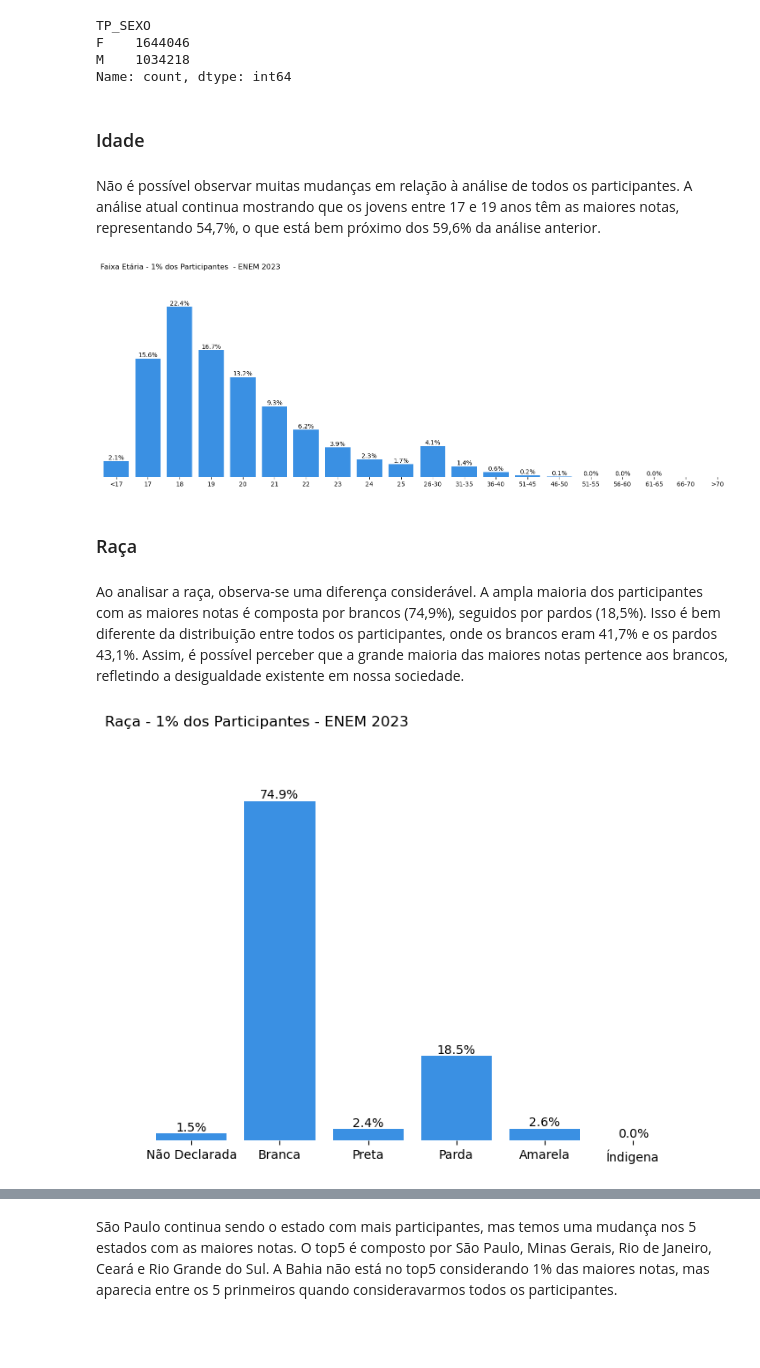
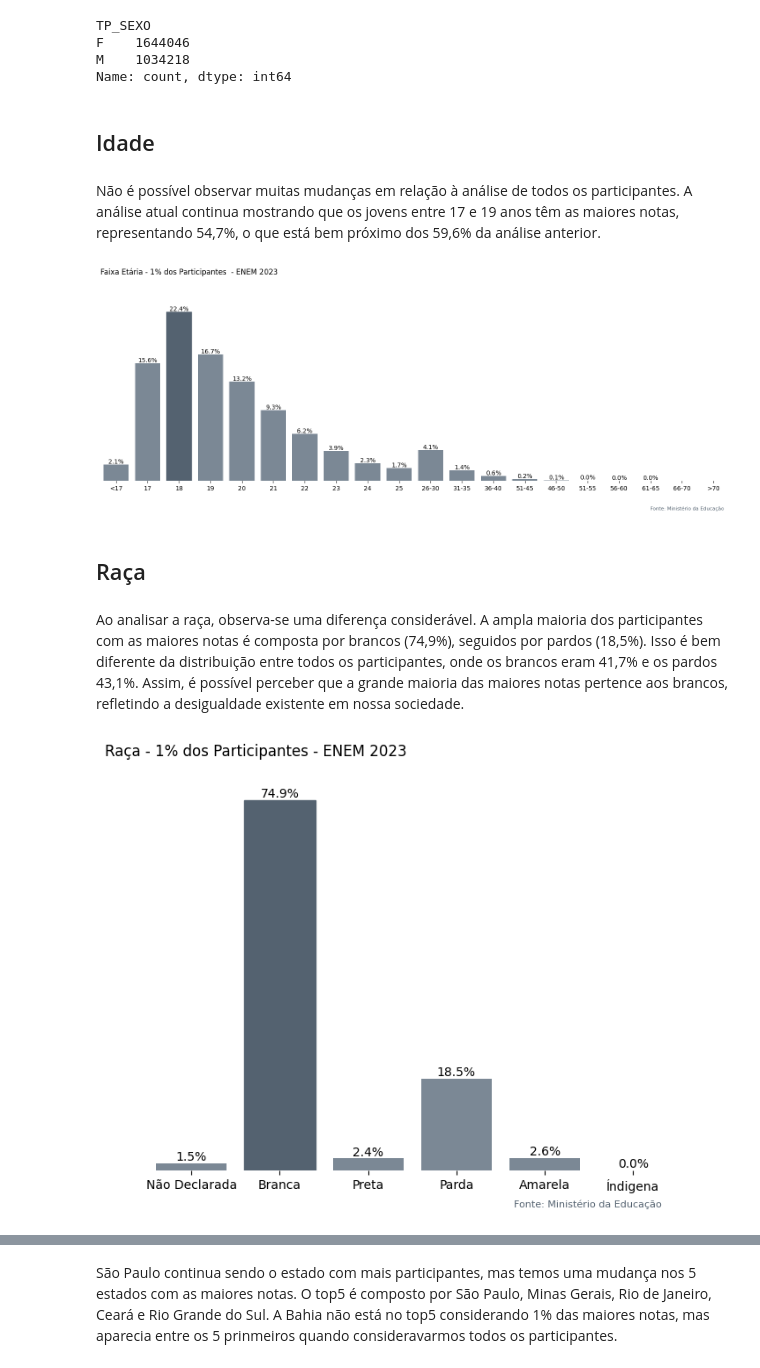
Before and after one commit to gabrielzerraa/EDA-ENEM_2023, a Jupyter notebook: ENEM 2023.ipynb, the cells around one changed output, grey strips where cells are left out. Saved outputs shown, nothing was run; the diff lists cells and outputs as text; code cells hidden in the pictures; blank space fills up the shorter version.

```diff
--- a/ENEM 2023.ipynb
+++ b/ENEM 2023.ipynb
@@ -839,83 +766,58 @@ F    1644046
 M    1034218
 Name: count, dtype: int64
 # %% [markdown]
-### Idade
+## Idade
 # %% [markdown]
 
 Não é possível observar muitas mudanças em relação à análise de todos os participantes. A análise atual continua mostrando que os jovens entre 17 e 19 anos têm as maiores notas, representando 54,7%, o que está bem próximo dos 59,6% da análise anterior.
 # %%
-# Tamanho do Gráfico
 plt.figure(figsize=(18,6))
 
-ax = sns.countplot(df2, x="TP_FAIXA_ETARIA", color='#1e90ff')
-#palette='Greys'
+ax = sns.countplot(df2, x="TP_FAIXA_ETARIA", color='#778899')
 
-# Adicionar Titulo
 ax.set_title('Faixa Etária - 1% dos Participantes  - ENEM 2023', loc='left', fontsize=12)
-
-# Remover os Eixos
+plt.figtext(s='Fonte: Ministério da Educação', fontsize=8, color='#546270', x=0.82, y=0)
 ax.set_xlabel('')
 ax.set_ylabel('')
-
-# Remover Gird
 ax.spines[['right', 'left', 'top', 'bottom']].set_visible(False)
-
-# Legendas
 plt.yticks([])
 plt.xticks([0, 1, 2, 3, 4, 5, 6, 7, 8, 9, 10, 11, 12, 13, 14, 15, 16, 17, 18, 19],
 ['<17', '17', '18', '19', '20', '21', '22', '23', '24', '25', '26-30', '31-35', '36-40', '51-45', '46-50', '51-55', '56-60', '61-65', '66-70', '>70'])
 
-# Total
 total = df2['TP_FAIXA_ETARIA'].count()
+ax.bar_label(ax.containers[0], fmt=lambda x: f'{(x/total)*100:0.1f}%')
+bars = ax.patches
+bars[2].set_color('#546270')
 
-# Adicionar anotações nas barras
-ax.bar_label(ax.containers[0], fmt=lambda x: f'{(x/total)*100:0.1f}%')
-
-# Adicionar margens
 ax.margins(y=0.2)
-
-# Visualizar o gráfico
 plt.show()
 # %% [output]
-[figure, old version]
+[figure, new version]
 # %% [markdown]
-### Raça
+## Raça
 # %% [markdown]
 
 Ao analisar a raça, observa-se uma diferença considerável. A ampla maioria dos participantes com as maiores notas é composta por brancos (74,9%), seguidos por pardos (18,5%). Isso é bem diferente da distribuição entre todos os participantes, onde os brancos eram 41,7% e os pardos 43,1%. Assim, é possível perceber que a grande maioria das maiores notas pertence aos brancos, refletindo a desigualdade existente em nossa sociedade.
 # %%
-# Tamanho do Gráfico
 plt.figure(figsize=(9,6))
 
-ax = sns.countplot(df2, x="TP_COR_RACA", color='#1e90ff')
-#palette='Greys'
+ax = sns.countplot(df2, x="TP_COR_RACA", color='#778899')
 
-# Adicionar Titulo
 ax.set_title('Raça - 1% dos Participantes - ENEM 2023', loc='left', fontsize=12)
-
-# Remover os Eixos
+plt.figtext(s='Fonte: Ministério da Educação', fontsize=8, color='#546270', x=0.64, y=0.04)
 ax.set_xlabel('')
 ax.set_ylabel('')
-
-# Remover Gird
 ax.spines[['right', 'left', 'top', 'bottom']].set_visible(False)
-
-# Remover Legenda
 plt.yticks([])
-# Modificar Legenda
 plt.xticks([0, 1, 2, 3, 4, 5, 6], ['Não Declarada', 'Branca', 'Preta', 'Parda', 'Amarela', 'Índigena', 'NaN'])
 
-# Total
 total = df2['TP_COR_RACA'].count()
+ax.bar_label(ax.containers[0], fmt=lambda x: f'{(x/total)*100:0.1f}%')
+bars = ax.patches
+bars[1].set_color('#546270')
 
-# Adicionar anotações nas barras
-ax.bar_label(ax.containers[0], fmt=lambda x: f'{(x/total)*100:0.1f}%')
-
-# Adicionar margens
-ax.margins(x=0.1, y=0.2)
-
-# Visualizar o gráfico
+ax.margins(x=0.1, y=0.1)
 plt.show()
 # %% [output]
-[figure, old version]
+[figure, new version]
 # %% [markdown]
```
Also changed, not shown: parts of 26 cells of this notebook.
